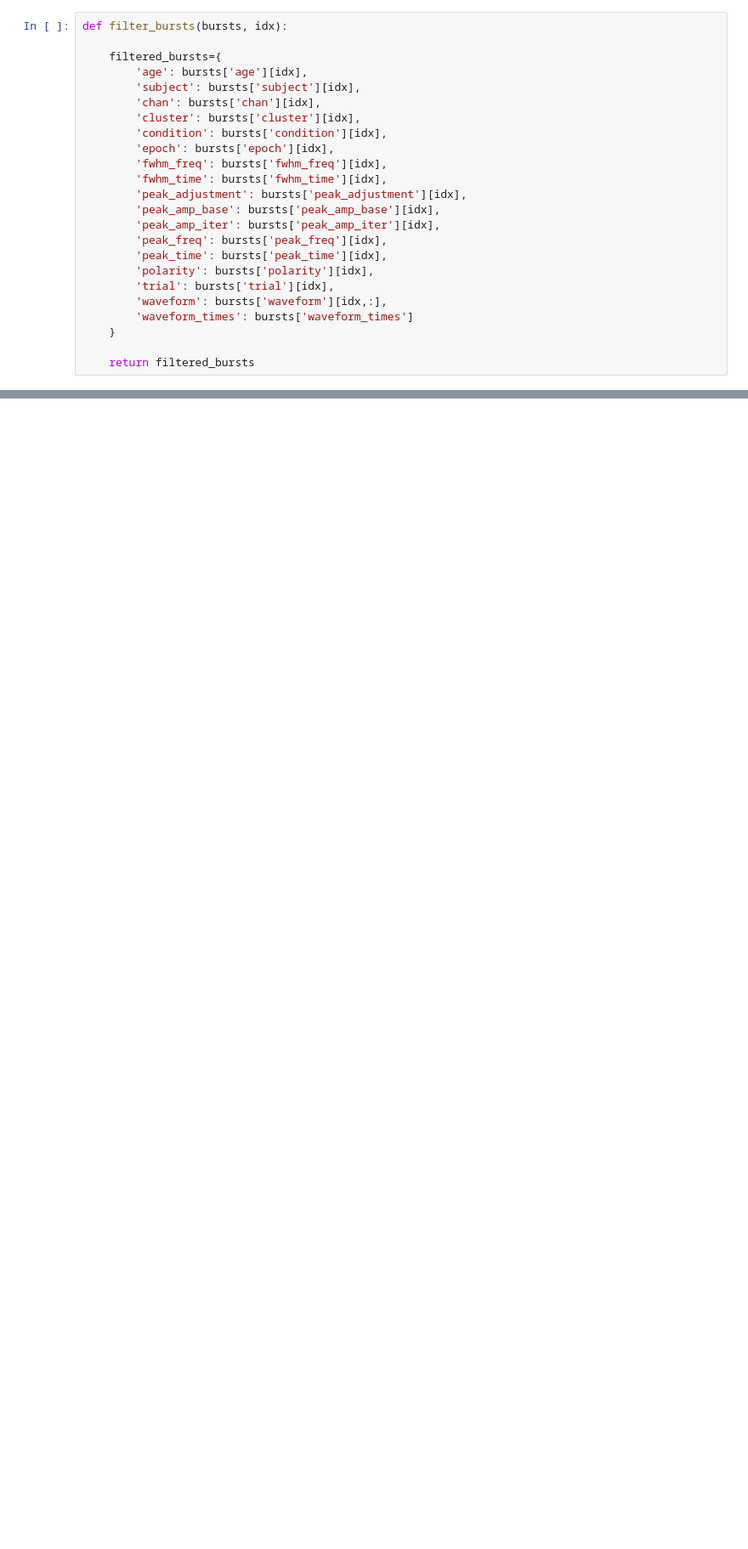
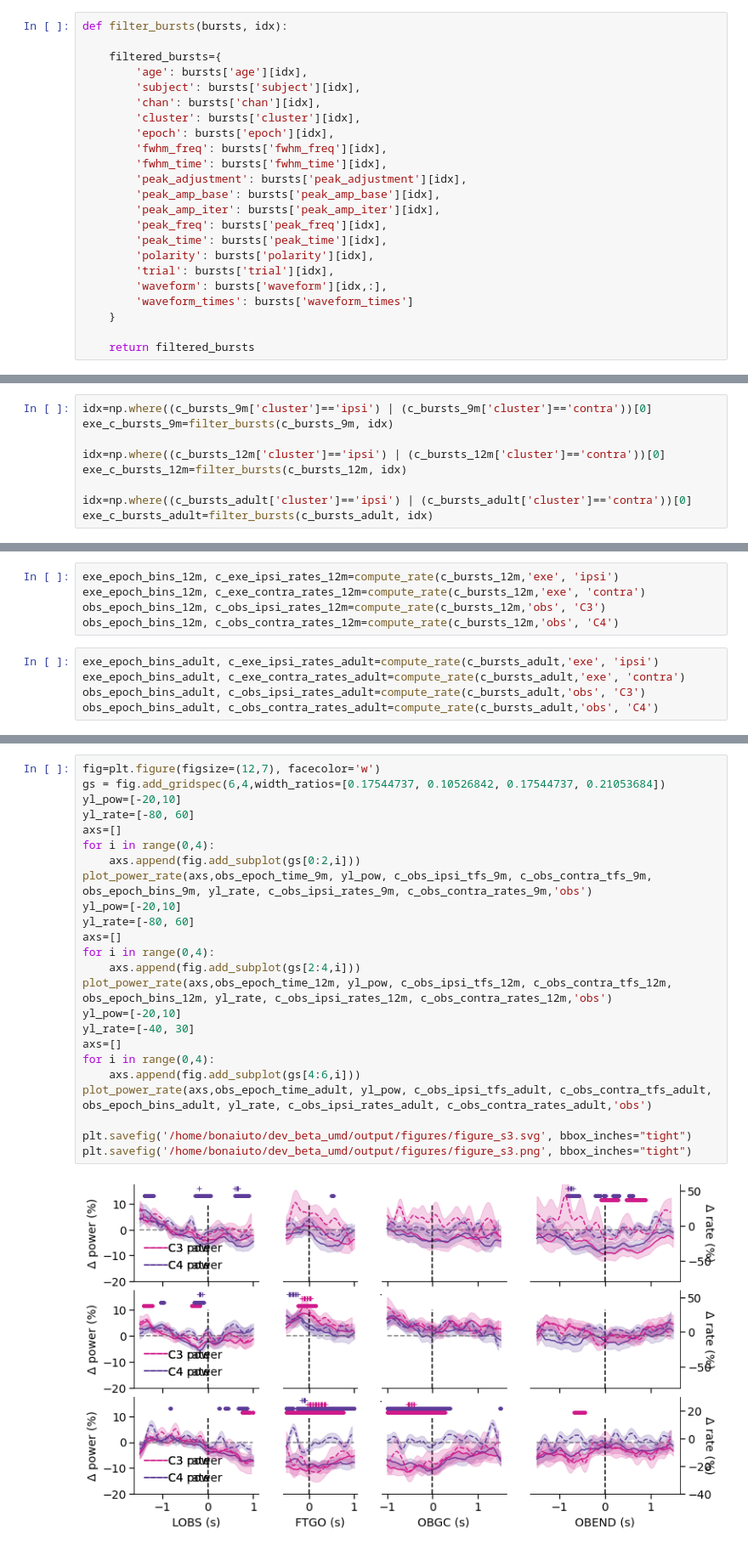
Before and after one commit to danclab/dev_beta_claw, a Jupyter notebook: plot_figure3.ipynb, the cells around one changed output, grey strips where cells are left out. Shown at 85% size. Cells and saved outputs as stored; diff of their text form; blank space fills up the shorter version.

```diff
--- a/plot_figure3.ipynb
+++ b/plot_figure3.ipynb
@@ -92,7 +102,6 @@ def filter_bursts(bursts, idx):
         'subject': bursts['subject'][idx],
         'chan': bursts['chan'][idx],
         'cluster': bursts['cluster'][idx],
-        'condition': bursts['condition'][idx],
         'epoch': bursts['epoch'][idx],
         'fwhm_freq': bursts['fwhm_freq'][idx],
         'fwhm_time': bursts['fwhm_time'][idx],
@@ -291 +274,10 @@ p_bursts_adult=filter_bursts(p_bursts_adult, idx)
+# %%
+idx=np.where((c_bursts_9m['cluster']=='ipsi') | (c_bursts_9m['cluster']=='contra'))[0]
+exe_c_bursts_9m=filter_bursts(c_bursts_9m, idx)
+
+idx=np.where((c_bursts_12m['cluster']=='ipsi') | (c_bursts_12m['cluster']=='contra'))[0]
+exe_c_bursts_12m=filter_bursts(c_bursts_12m, idx)
+
+idx=np.where((c_bursts_adult['cluster']=='ipsi') | (c_bursts_adult['cluster']=='contra'))[0]
+exe_c_bursts_adult=filter_bursts(c_bursts_adult, idx)
 # %%
@@ -489 +330,11 @@ p_obs_base_rate_adult,p_obs_exp_rate_adult=compute_rate(p_bursts_adult,'obs')
+# %%
+exe_epoch_bins_12m, c_exe_ipsi_rates_12m=compute_rate(c_bursts_12m,'exe', 'ipsi')
+exe_epoch_bins_12m, c_exe_contra_rates_12m=compute_rate(c_bursts_12m,'exe', 'contra')
+obs_epoch_bins_12m, c_obs_ipsi_rates_12m=compute_rate(c_bursts_12m,'obs', 'C3')
+obs_epoch_bins_12m, c_obs_contra_rates_12m=compute_rate(c_bursts_12m,'obs', 'C4')
+# %%
+exe_epoch_bins_adult, c_exe_ipsi_rates_adult=compute_rate(c_bursts_adult,'exe', 'ipsi')
+exe_epoch_bins_adult, c_exe_contra_rates_adult=compute_rate(c_bursts_adult,'exe', 'contra')
+obs_epoch_bins_adult, c_obs_ipsi_rates_adult=compute_rate(c_bursts_adult,'obs', 'C3')
+obs_epoch_bins_adult, c_obs_contra_rates_adult=compute_rate(c_bursts_adult,'obs', 'C4')
 # %%
@@ -709,0 +645,26 @@ fig.savefig('/home/bonaiuto/dev_beta_umd/output/figures/figure3.png')
+# %%
+fig=plt.figure(figsize=(12,7), facecolor='w')
+gs = fig.add_gridspec(6,4,width_ratios=[0.17544737, 0.10526842, 0.17544737, 0.21053684])
+yl_pow=[-20,10]
+yl_rate=[-80, 60]
+axs=[]
+for i in range(0,4):
+    axs.append(fig.add_subplot(gs[0:2,i]))
+plot_power_rate(axs,obs_epoch_time_9m, yl_pow, c_obs_ipsi_tfs_9m, c_obs_contra_tfs_9m, obs_epoch_bins_9m, yl_rate, c_obs_ipsi_rates_9m, c_obs_contra_rates_9m,'obs')
+yl_pow=[-20,10]
+yl_rate=[-80, 60]
+axs=[]
+for i in range(0,4):
+    axs.append(fig.add_subplot(gs[2:4,i]))
+plot_power_rate(axs,obs_epoch_time_12m, yl_pow, c_obs_ipsi_tfs_12m, c_obs_contra_tfs_12m, obs_epoch_bins_12m, yl_rate, c_obs_ipsi_rates_12m, c_obs_contra_rates_12m,'obs')
+yl_pow=[-20,10]
+yl_rate=[-40, 30]
+axs=[]
+for i in range(0,4):
+    axs.append(fig.add_subplot(gs[4:6,i]))
+plot_power_rate(axs,obs_epoch_time_adult, yl_pow, c_obs_ipsi_tfs_adult, c_obs_contra_tfs_adult, obs_epoch_bins_adult, yl_rate, c_obs_ipsi_rates_adult, c_obs_contra_rates_adult,'obs')
+
+plt.savefig('/home/bonaiuto/dev_beta_umd/output/figures/figure_s3.svg', bbox_inches="tight")
+plt.savefig('/home/bonaiuto/dev_beta_umd/output/figures/figure_s3.png', bbox_inches="tight")
+# %% [output]
+[figure, added]
```
Also changed, not shown: parts of 13 cells of this notebook, 3 other files.
